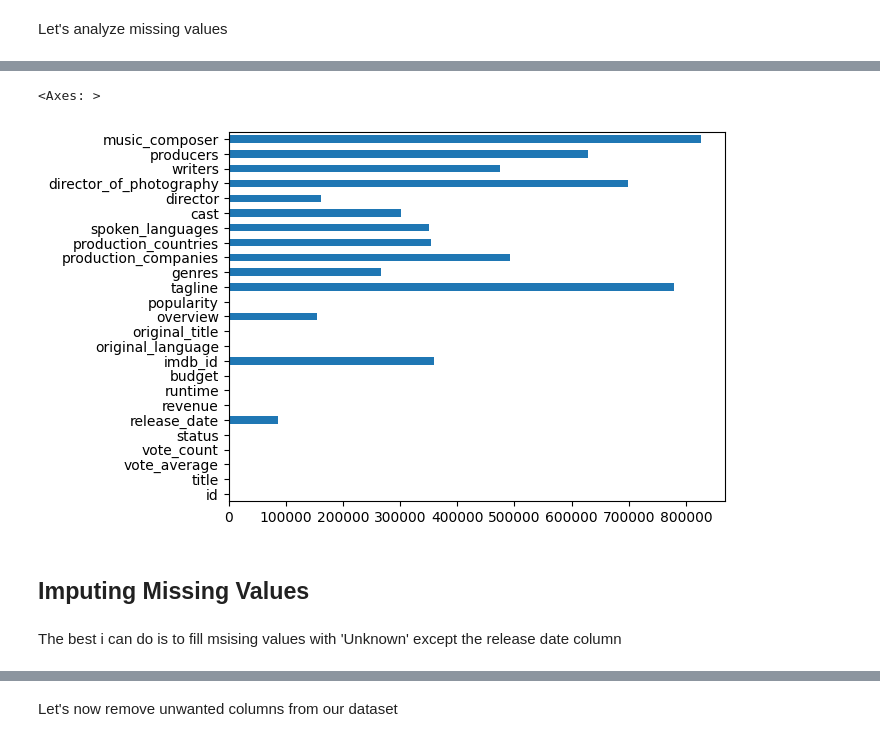
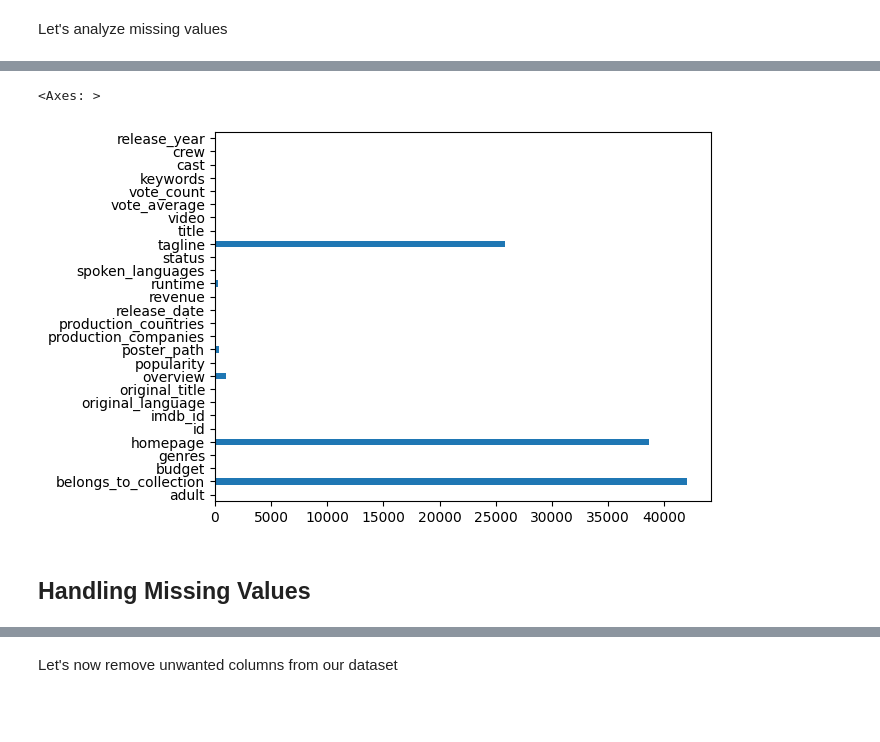
Before and after one commit to M-Awwab-Khan/most-comprehensive-movies-analysis, a Jupyter notebook: Most_Comprehensive_Movies_Analysis.ipynb, the cells around one changed output, grey strips where cells are left out. Cells and saved outputs as stored; diff of their text form; code cells hidden in the pictures; blank space fills up the shorter version.

```diff
--- a/Most_Comprehensive_Movies_Analysis.ipynb
+++ b/Most_Comprehensive_Movies_Analysis.ipynb
@@ -45 +93,7 @@ df.head()
+# %%
+keywords.id = keywords.id.astype('str')
+movies = movies.merge(keywords, on='id')
+# %%
+credits.id = credits.id.astype('str')
+movies = movies.merge(credits, on='id')
 # %%
@@ -74,0 +127,7 @@ df['release_date'] = pd.to_datetime(df['release_date'])
+# %%
+# df['release_year'] = pd.to_datetime(df['release_date']).dt.year
+movies = movies[~(movies["release_date"].str.len() < 6)]
+movies['release_year'] = pd.to_datetime(movies['release_date']).dt.year
+# %%
+movies['release_year'] = movies['release_year'].astype(int, errors='ignore')
+movies['release_year'].value_counts()
@@ -97,9 +150,7 @@ dtype: int64
 # %%
-df.isna().sum().plot(kind='barh')
+movies.isna().sum().plot(kind='barh')
 # %% [output]
 <Axes: >
-[figure, old version]
+[figure, new version]
 # %% [markdown]
-## Imputing Missing Values
+## Handling Missing Values
-# %% [markdown]
-The best i can do is to fill msising values with 'Unknown' except the release date column
```
Also changed, not shown: parts of 45 cells of this notebook.
